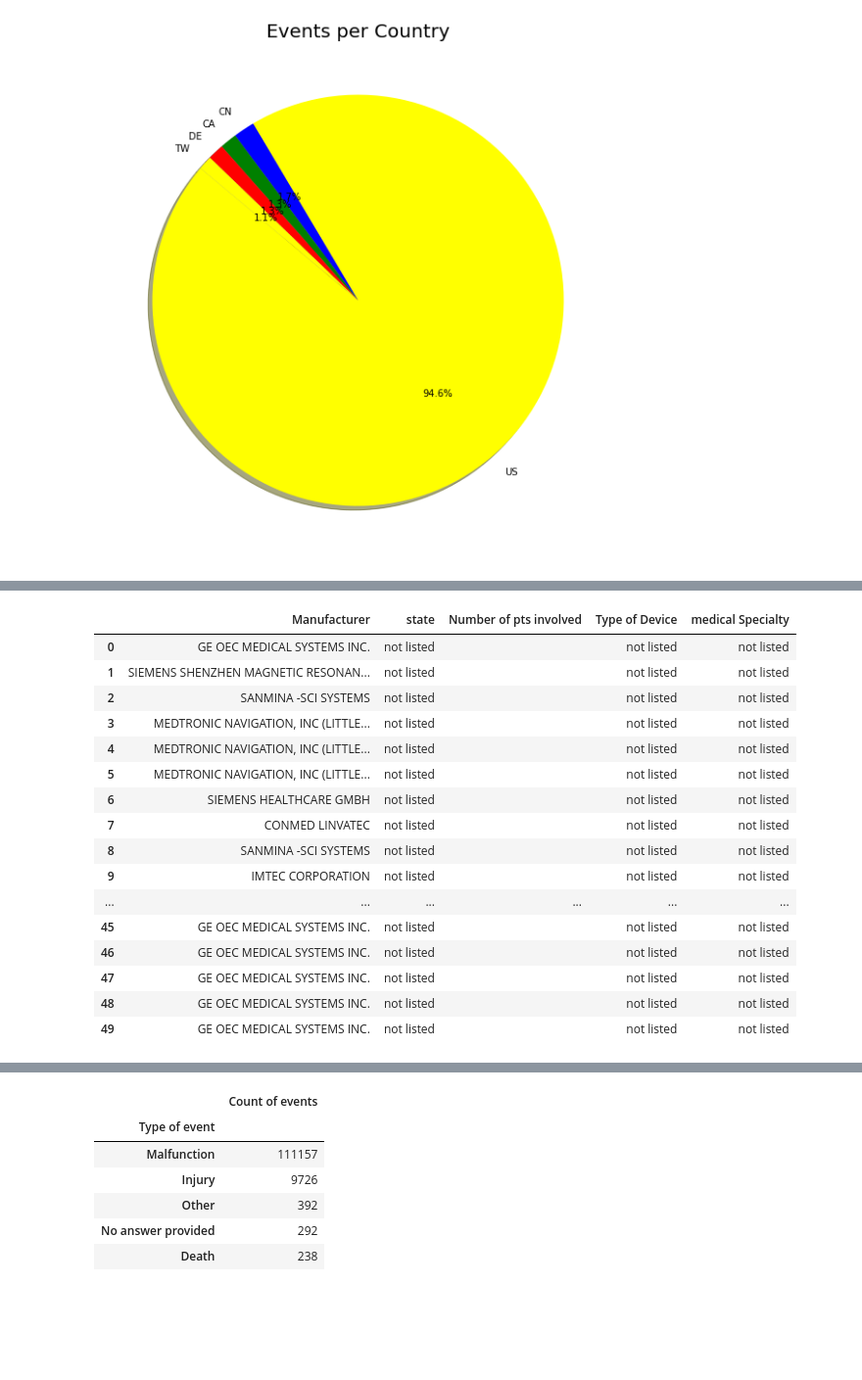
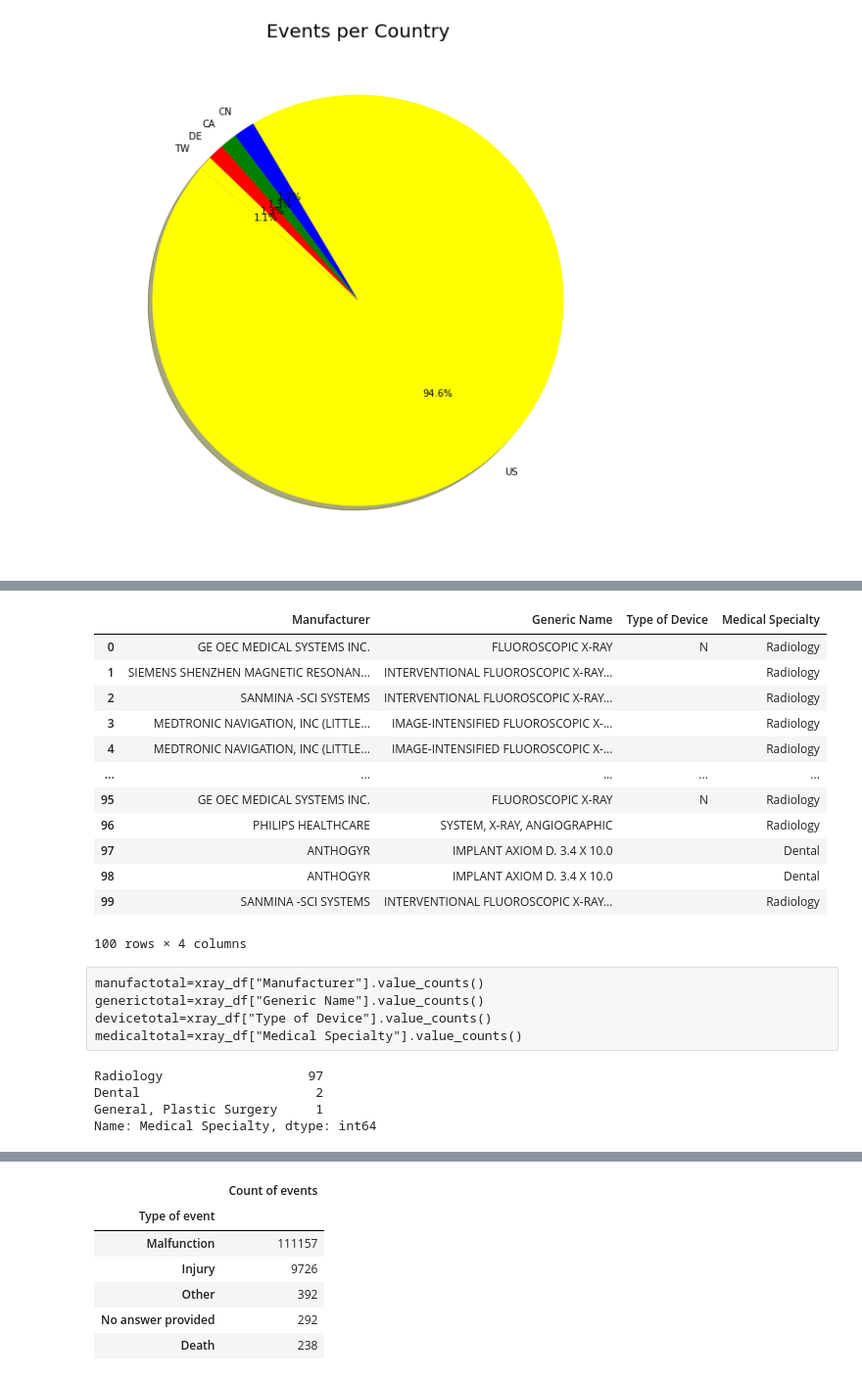
Before and after one commit to Cosette3737/Project1GroupB, a Jupyter notebook: Untitled.ipynb, the cells around one changed output, grey strips where cells are left out. Shown at 98% size. Drawn from its saved outputs; the diff is of its cells as text; code cells hidden in the pictures; blank space fills up the shorter version.

```diff
--- a/Untitled.ipynb
+++ b/Untitled.ipynb
@@ -264,7 +236,7 @@ print(json.dumps(response, indent=4))
 for x in range(50):
     countryman.append(response['results'][x]['term'])
     countrycount.append(response['results'][x]['count'])
-    x=x+1
+
     #print(stateevent2015)
 # %% [output]
 {
@@ -318,29 +290,32 @@ medicalspecrad=[]
 radstate=[]
 
 
-url="https://api.fda.gov/device/event.json?search=device.generic_name:x-ray&limit=50"
+url="https://api.fda.gov/device/event.json?search=device.generic_name:x-ray&limit=100"
 response=requests.get(url).json()
-#print(json.dumps(response, indent=4))
-for x in range(50):
-    print(json.dumps(response['results'][x]['device'], indent=4))
+print(json.dumps(response, indent=4))
+for x in range(200):
+    #print(json.dumps(response['results'], indent=4))
     if 'manufacturer_d_name' in response['results'][x]['device'][0]:
         radman.append(response['results'][x]['device'][0]['manufacturer_d_name'])
     else:
         radman.append("not listed")
 
-    if 'manufacturer' in response['results'][x]:
-        radstate.append(response['results'][x]['manufacturer'])
+    if 'generic_name' in response['results'][x]['device'][0]:
+        radstate.append(response['results'][x]['device'][0]['generic_name'])
     else:
         radstate.append("not listed")
+
     if 'number_patients_in_event' in response['results'][x]:
         numberpt.append(response['results'][x]['number_patients_in_event'])
     else:
         numberpt.append("not listed")
-    if 'device_name' in response['results'][x]['device'][0]:
-        devicetype.append(response['results'][x]['device']['openfda'][0]['device_name'])
+    print(json.dumps(response['results'][x]['device'][0], indent=4))
+    if 'implant_flag' in response['results'][x]['device'][0]:
+        devicetype.append(response['results'][x]['device'][0]['implant_flag'])
     else:
         devicetype.append("not listed")
-    if 'medicalspecrad' in response['results'][x]['device'][0]:
+
+    if 'medical_specialty_description' in response['results'][x]['device'][0]['openfda']:
         medicalspecrad.append(response['results'][x]['device'][0]['openfda']['medical_specialty_description'])
     else:
         medicalspecrad.append("not listed")
@@ -365,28 +341,35 @@ for x in range(50):
 # %%
 xray_dict={
     "Manufacturer":radman,
-    "state":radstate,
-    "Number of pts involved":numberpt,
+    "Generic Name":radstate,
     "Type of Device": devicetype,
-    "medical Specialty":medicalspecrad
+    "Medical Specialty":medicalspecrad
 }
 xray_df=pd.DataFrame(xray_dict)
 xray_df
 # %% [output]
-|  | Manufacturer | state | Number of pts involved | Type of Device | medical Specialty |
-| 0 | GE OEC MEDICAL SYSTEMS INC. | not listed |  | not listed | not listed |
-| 1 | SIEMENS SHENZHEN MAGNETIC RESONAN... | not listed |  | not listed | not listed |
-| 2 | SANMINA -SCI SYSTEMS | not listed |  | not listed | not listed |
-| 3 | MEDTRONIC NAVIGATION, INC (LITTLE... | not listed |  | not listed | not listed |
-| 4 | MEDTRONIC NAVIGATION, INC (LITTLE... | not listed |  | not listed | not listed |
-| 5 | MEDTRONIC NAVIGATION, INC (LITTLE... | not listed |  | not listed | not listed |
-| 6 | SIEMENS HEALTHCARE GMBH | not listed |  | not listed | not listed |
-| 7 | CONMED LINVATEC | not listed |  | not listed | not listed |
-| 8 | SANMINA -SCI SYSTEMS | not listed |  | not listed | not listed |
-| 9 | IMTEC CORPORATION | not listed |  | not listed | not listed |
-| ... | ... | ... | ... | ... | ... |
-| 45 | GE OEC MEDICAL SYSTEMS INC. | not listed |  | not listed | not listed |
-| 46 | GE OEC MEDICAL SYSTEMS INC. | not listed |  | not listed | not listed |
-| 47 | GE OEC MEDICAL SYSTEMS INC. | not listed |  | not listed | not listed |
-| 48 | GE OEC MEDICAL SYSTEMS INC. | not listed |  | not listed | not listed |
-| 49 | GE OEC MEDICAL SYSTEMS INC. | not listed |  | not listed | not listed |
+|  | Manufacturer | Generic Name | Type of Device | Medical Specialty |
+| 0 | GE OEC MEDICAL SYSTEMS INC. | FLUOROSCOPIC X-RAY | N | Radiology |
+| 1 | SIEMENS SHENZHEN MAGNETIC RESONAN... | INTERVENTIONAL FLUOROSCOPIC X-RAY... |  | Radiology |
+| 2 | SANMINA -SCI SYSTEMS | INTERVENTIONAL FLUOROSCOPIC X-RAY... |  | Radiology |
+| 3 | MEDTRONIC NAVIGATION, INC (LITTLE... | IMAGE-INTENSIFIED FLUOROSCOPIC X-... |  | Radiology |
+| 4 | MEDTRONIC NAVIGATION, INC (LITTLE... | IMAGE-INTENSIFIED FLUOROSCOPIC X-... |  | Radiology |
+| ... | ... | ... | ... | ... |
+| 95 | GE OEC MEDICAL SYSTEMS INC. | FLUOROSCOPIC X-RAY | N | Radiology |
+| 96 | PHILIPS HEALTHCARE | SYSTEM, X-RAY, ANGIOGRAPHIC |  | Radiology |
+| 97 | ANTHOGYR | IMPLANT AXIOM D. 3.4 X 10.0 |  | Dental |
+| 98 | ANTHOGYR | IMPLANT AXIOM D. 3.4 X 10.0 |  | Dental |
+| 99 | SANMINA -SCI SYSTEMS | INTERVENTIONAL FLUOROSCOPIC X-RAY... |  | Radiology |
+100 rows × 4 columns
+# %% [raw]
+manufactotal=xray_df["Manufacturer"].value_counts()
+generictotal=xray_df["Generic Name"].value_counts()
+devicetotal=xray_df["Type of Device"].value_counts()
+medicaltotal=xray_df["Medical Specialty"].value_counts()
+# %%
+print(medicaltotal)
+# %% [output]
+Radiology                   97
+Dental                       2
+General, Plastic Surgery     1
+Name: Medical Specialty, dtype: int64
```
Also changed, not shown: parts of 14 cells of this notebook.
